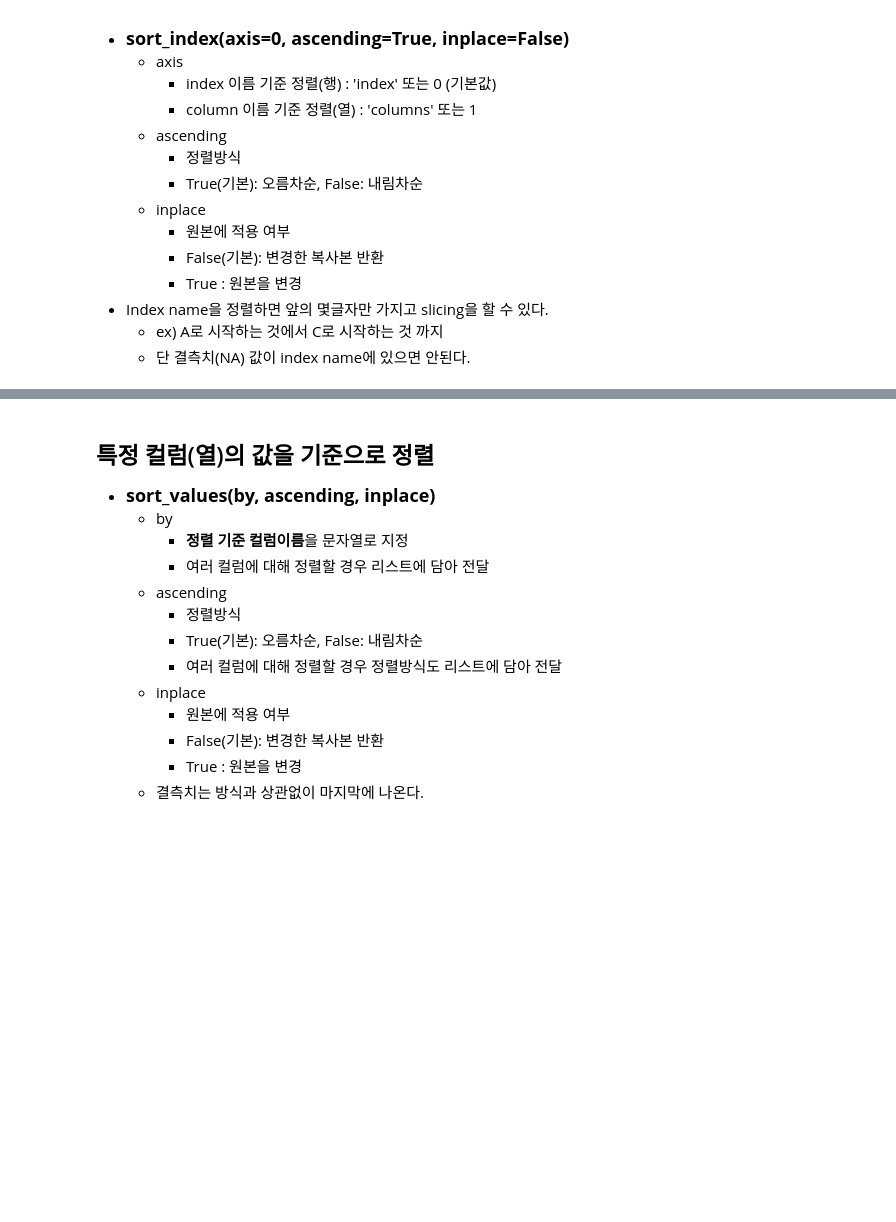
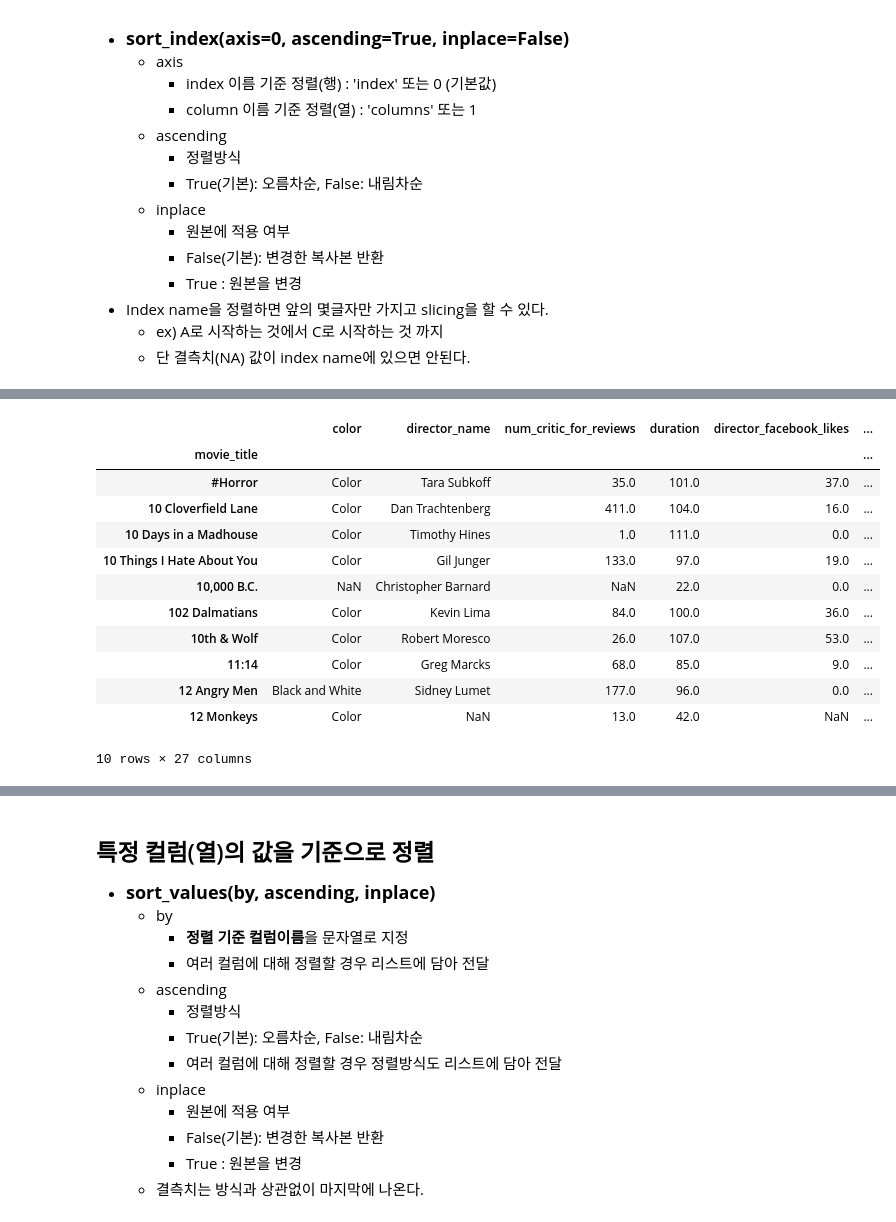
Before and after one commit to ykgstar37-lab/SKN21, a Jupyter notebook: 04_pandas를 이용한 정형데이터 다루기/03_Pandas_정렬_집계.ipynb, the cells around one changed output, grey strips where cells are left out. Cells and saved outputs as stored; diff of their text form; code cells hidden in the pictures; blank space fills up the shorter version.

```diff
--- a/04_pandas를 이용한 정형데이터 다루기/03_Pandas_정렬_집계.ipynb
+++ b/04_pandas를 이용한 정형데이터 다루기/03_Pandas_정렬_집계.ipynb
@@ -46,3 +153,18 @@ df.loc['Avatar':'John Carter']
 # %%
 df2 = df.sort_index() # 행 정렬
+df2.head(10)
+# %% [output]
+|  | color | director_name | num_critic_for_reviews | duration | director_facebook_likes | ... |
+| movie_title |  |  |  |  |  | ... |
+| #Horror | Color | Tara Subkoff | 35.0 | 101.0 | 37.0 | ... |
+| 10 Cloverfield Lane | Color | Dan Trachtenberg | 411.0 | 104.0 | 16.0 | ... |
+| 10 Days in a Madhouse | Color | Timothy Hines | 1.0 | 111.0 | 0.0 | ... |
+| 10 Things I Hate About You | Color | Gil Junger | 133.0 | 97.0 | 19.0 | ... |
+| 10,000 B.C. | NaN | Christopher Barnard | NaN | 22.0 | 0.0 | ... |
+| 102 Dalmatians | Color | Kevin Lima | 84.0 | 100.0 | 36.0 | ... |
+| 10th & Wolf | Color | Robert Moresco | 26.0 | 107.0 | 53.0 | ... |
+| 11:14 | Color | Greg Marcks | 68.0 | 85.0 | 9.0 | ... |
+| 12 Angry Men | Black and White | Sidney Lumet | 177.0 | 96.0 | 0.0 | ... |
+| 12 Monkeys | Color | NaN | 13.0 | 42.0 | NaN | ... |
+10 rows × 27 columns
 # %%
```
Also changed, not shown: parts of 74 cells of this notebook, 12 other files.
